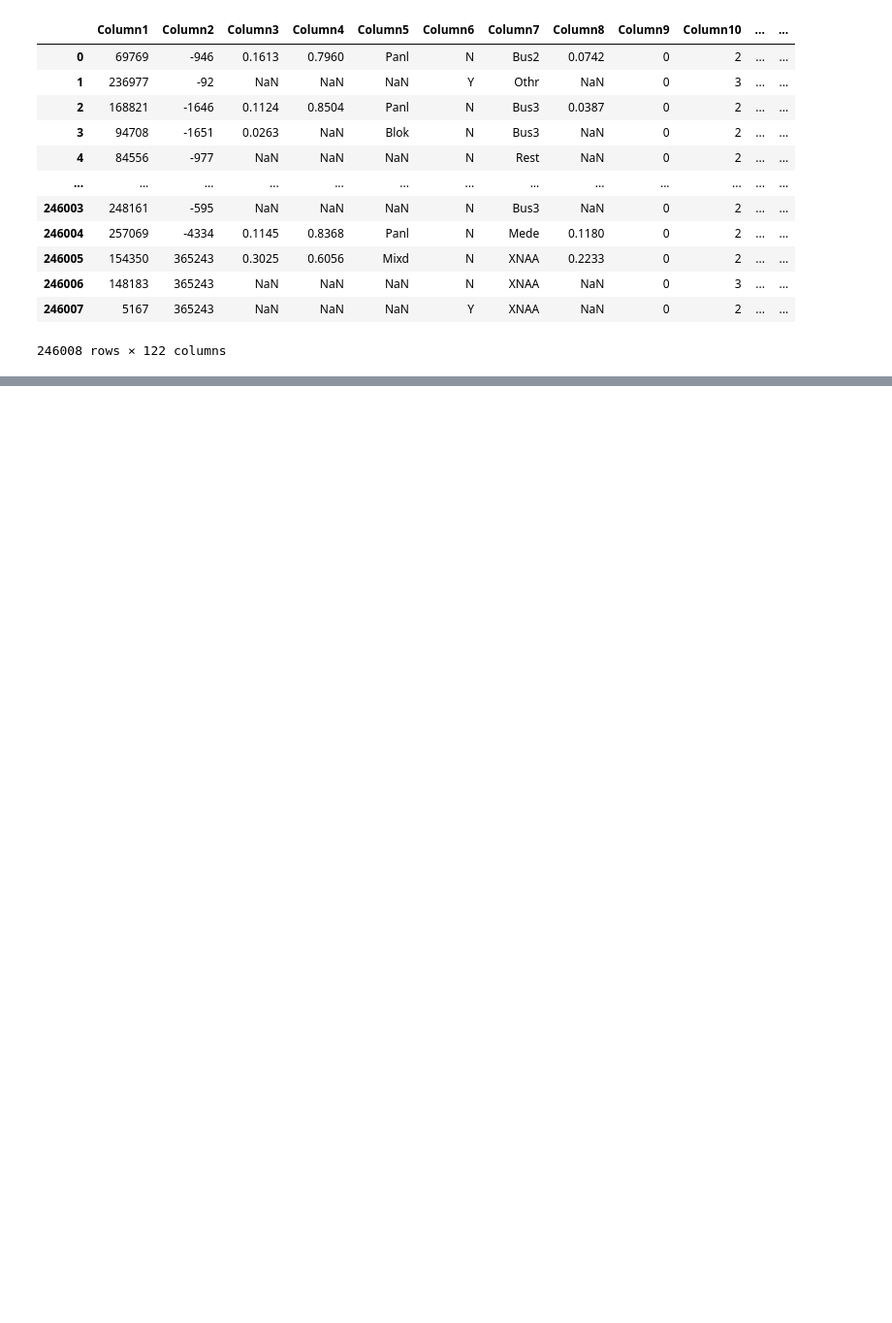
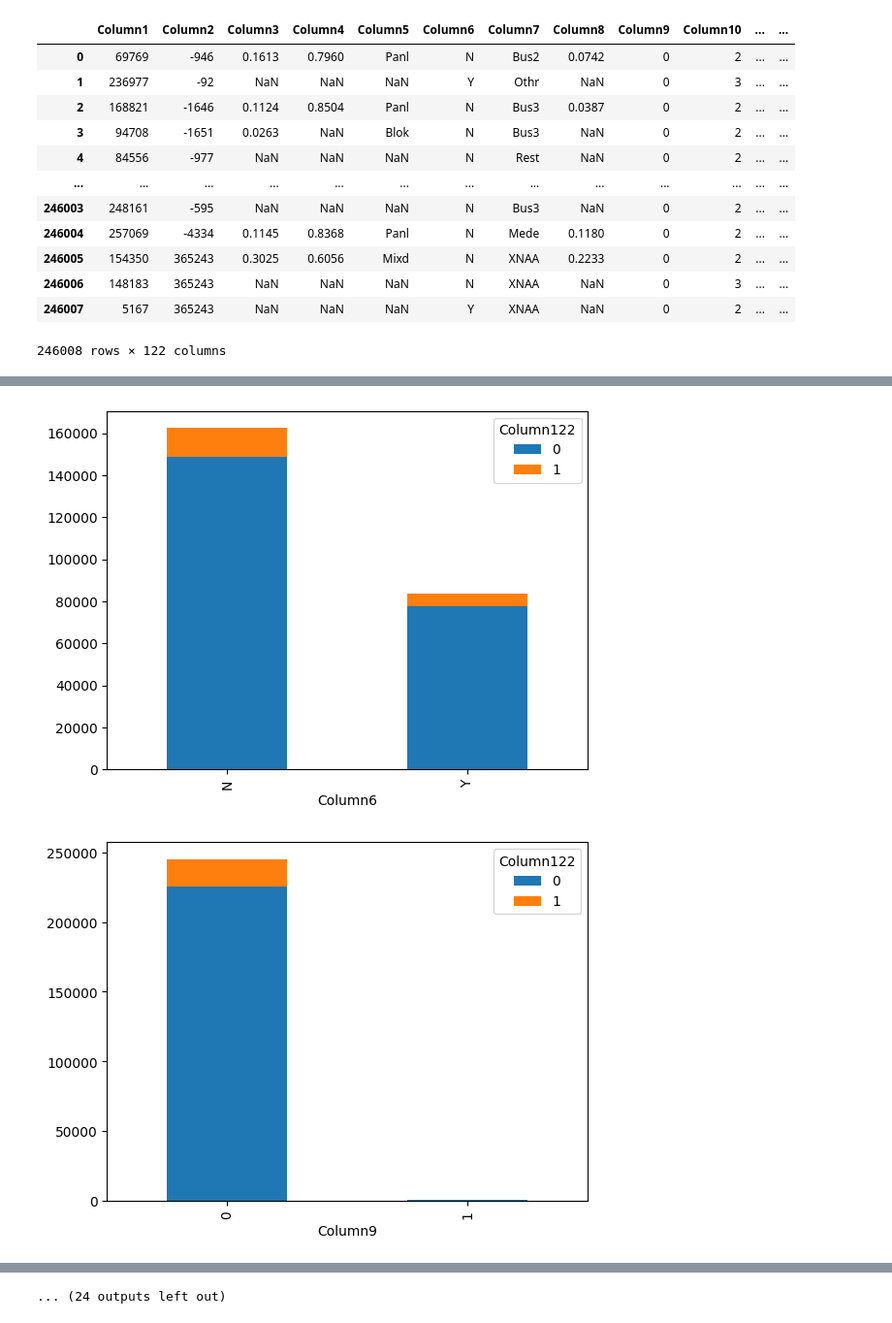
Before and after one commit to igyccmt/Project1, a Jupyter notebook: Project.ipynb, the cells around one changed output, grey strips where cells are left out. Shown at 97% size. Drawn from its saved outputs; the diff is of its cells as text; code cells hidden in the pictures; blank space fills up the shorter version.

```diff
--- a/Project.ipynb
+++ b/Project.ipynb
@@ -35,0 +42,19 @@ for c,v in df.isnull().sum().items():
+# %%
+binary = []
+categorical = []
+numerical = []
+for i in df.columns:
+    if df[i].dtypes == "object":
+        if df[i].nunique() == 2:
+            binary.append(df[i])
+        else:
+            categorical.append(df[i])
+    elif df[i].dtypes == "int64" or df[i].dtypes == "float64":
+        if df[i].nunique() == 2:
+            binary.append(df[i])
+        else:
+            numerical.append(df[i])
+# Here i divided the data into three categories
+# %%
+binary = pd.DataFrame(binary).T
+binary
@@ -35,0 +95,15 @@ for c,v in df.isnull().sum().items():
+# %%
+columns = []
+for i in binary.columns:
+    if i != "Column122":
+        crosstable = pd.crosstab(binary[i], df.Column122)
+        for b in range(0, 2): #because my crosstable is a 2x2 matrix, i give the range 2 to access rows
+            for c in range(0, 2): #same here, this time to access the columns
+                value = crosstable.iloc[b,c] #here i access the count of each combo of 1 and 0's. like (0,0), (0,1), (1,0), (1,1)
+                if value < 250: #here i want to access those combinations of 1-0 where there is less than 250 of 0 or 1
+                    columns.append([i, value, [b,c]]) #i want to see which columns they belong to and where they are in the crosstable
+    crosstable.plot(kind="bar", stacked=True) #here i visualize the crosstables to better look at the problems
+    plt.show()
+# %% [output]
+[figure, added]
+[figure, added]
@@ -35,0 +120 @@ for c,v in df.isnull().sum().items():
+... (24 outputs left out)
```
Also changed, not shown: parts of 61 cells of this notebook.
